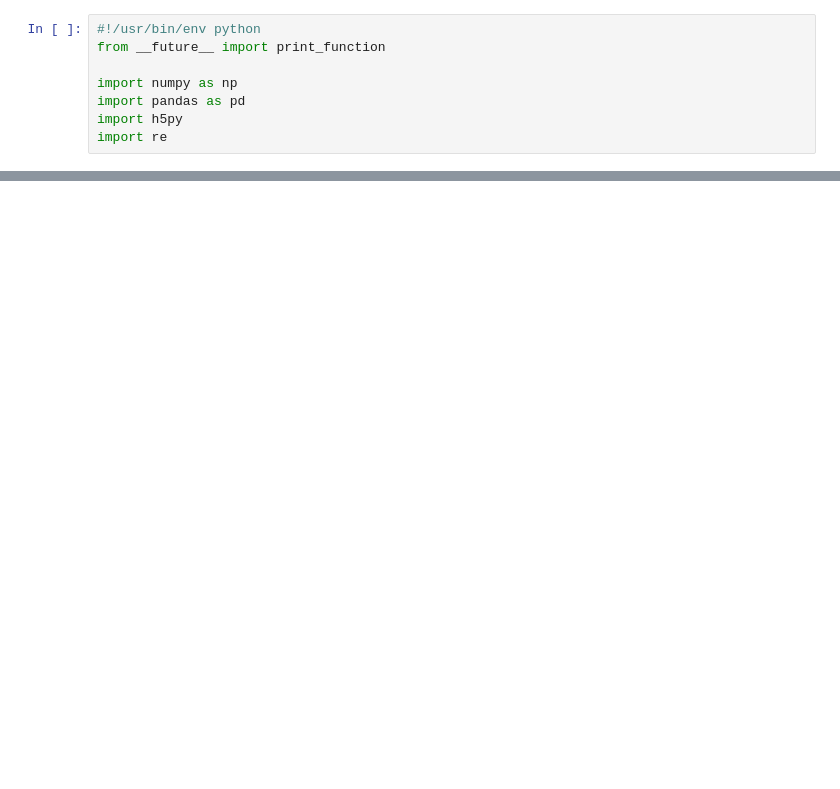
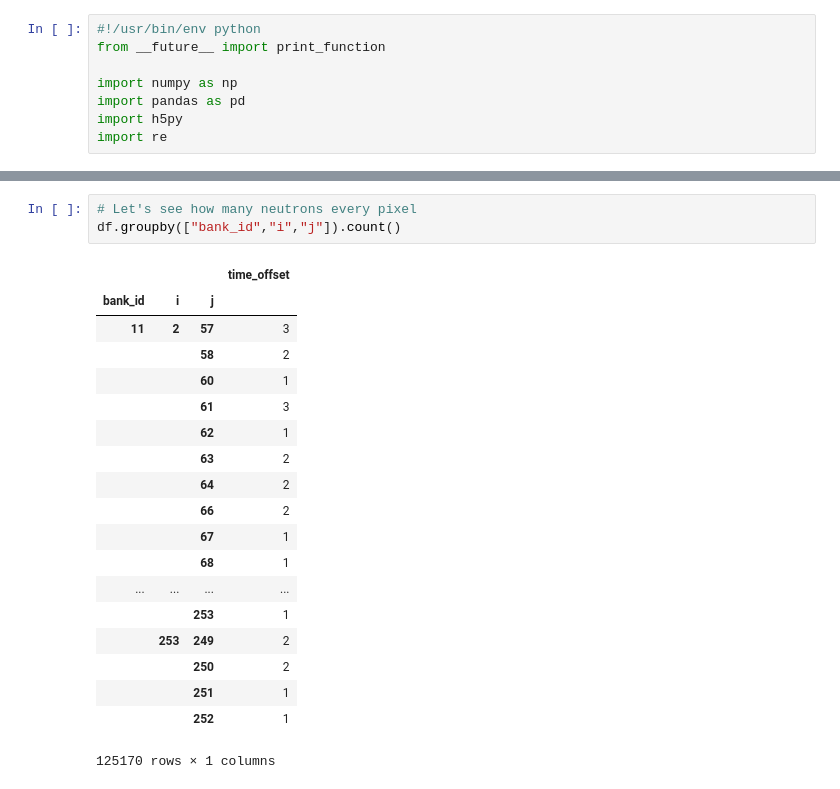
Before and after one commit to ricleal/PythonCode, a Jupyter notebook: Pandas/Mandi_event_filtering.ipynb, the cells around one changed output, grey strips where cells are left out. Drawn from its saved outputs; the diff is of its cells as text; blank space fills up the shorter version.

```diff
--- a/Pandas/Mandi_event_filtering.ipynb
+++ b/Pandas/Mandi_event_filtering.ipynb
@@ -149,0 +210,23 @@ df
+# %%
+# Let's see how many neutrons every pixel
+df.groupby(["bank_id","i","j"]).count()
+# %% [output]
+|  |  |  | time_offset |
+| bank_id | i | j |  |
+| 11 | 2 | 57 | 3 |
+|  |  | 58 | 2 |
+|  |  | 60 | 1 |
+|  |  | 61 | 3 |
+|  |  | 62 | 1 |
+|  |  | 63 | 2 |
+|  |  | 64 | 2 |
+|  |  | 66 | 2 |
+|  |  | 67 | 1 |
+|  |  | 68 | 1 |
+| ... | ... | ... | ... |
+|  |  | 253 | 1 |
+|  | 253 | 249 | 2 |
+|  |  | 250 | 2 |
+|  |  | 251 | 1 |
+|  |  | 252 | 1 |
+125170 rows × 1 columns
```
Also changed, not shown: parts of 8 cells of this notebook, 1 other file.
